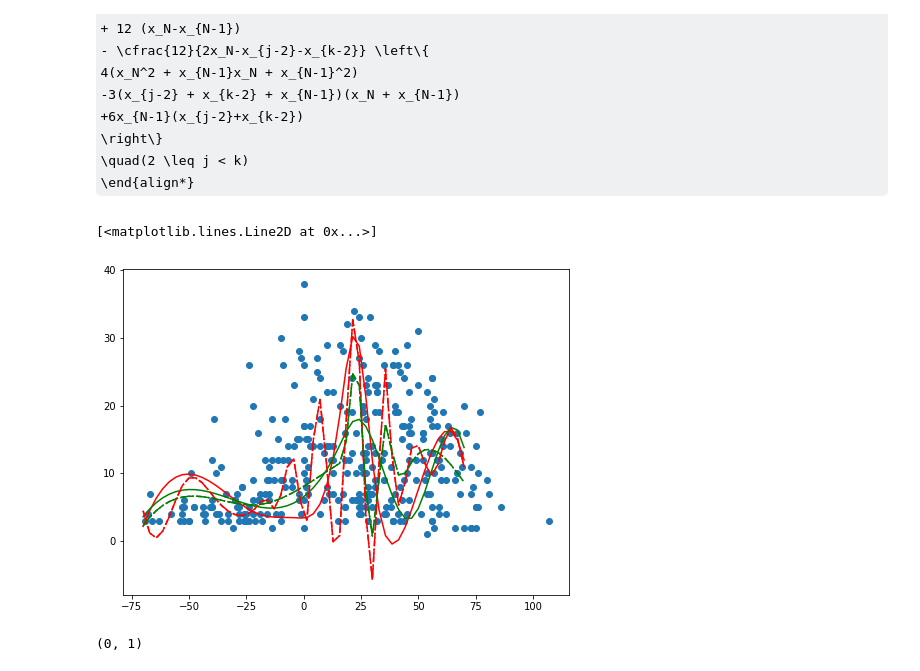
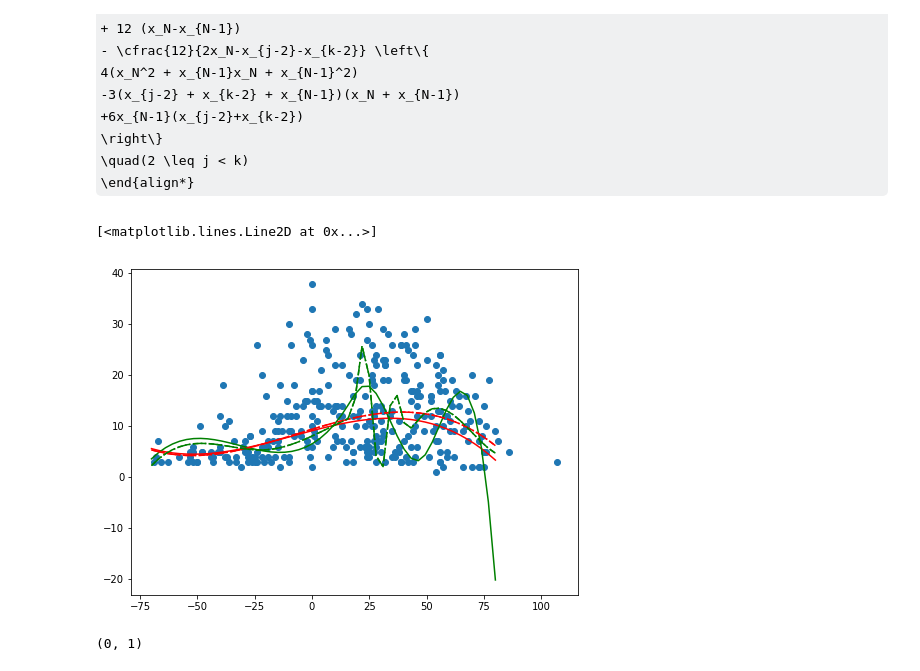
Before and after one commit to Ryuta339/ESL, a Jupyter notebook: Chapter05/SmoothingSpline.ipynb, the cells around one changed output. Cells and saved outputs as stored; diff of their text form; code cells hidden in the pictures; some formulas as TeX source.

```diff
--- a/Chapter05/SmoothingSpline.ipynb
+++ b/Chapter05/SmoothingSpline.ipynb
@@ -235,27 +235,27 @@ N, = dataX.shape;
 # %%
 from scipy.interpolate import UnivariateSpline;
 
 plt.figure (figsize=(8,6))
 w = np.array ([0.05 if i%10==0 else 0 for i in range (N)])
 w2 = np.array ([0.05 if i%5==0 else 0 for i in range (N)])
 w3 = np.array ([0.5 if i%10==0 else 0.2 for i in range (N)])
 plt.scatter(train_X[:], train_Y[:])
-s_knot1 = UnivariateSpline (dataX, dataY, w=w, s=0.1);
+s_knot1 = UnivariateSpline (dataX, dataY, w=w, s=5.0);
 s_knot2 = UnivariateSpline (dataX, dataY, w=w, s=1.0);
-s2_knot1 = UnivariateSpline (dataX, dataY, w=w2, s=0.1);
+s2_knot1 = UnivariateSpline (dataX, dataY, w=w2, s=5.0);
 s2_knot2 = UnivariateSpline (dataX, dataY, w=w2, s=1.0);
-s3_knot1 = UnivariateSpline (dataX, dataY, w=w3, s=0.1);
+s3_knot1 = UnivariateSpline (dataX, dataY, w=w3, s=5.0);
 s3_knot2 = UnivariateSpline (dataX, dataY, w=w3, s=1.0);
-x = np.linspace (-70,70);
+x = np.linspace (-70,80);
 plt.plot (x,s_knot1(x), 'r')
 plt.plot (x,s_knot2(x), 'g')
 plt.plot (x,s2_knot1(x), 'r--')
 plt.plot (x,s2_knot2(x), 'g--')
 plt.plot (x,s2_knot1(x), 'r-.')
 plt.plot (x,s2_knot2(x), 'g-.')
 # %% [output]
 [<matplotlib.lines.Line2D at 0x...>]
-[figure, old version]
+[figure, new version]
 # %%
 N = 25
 
```
